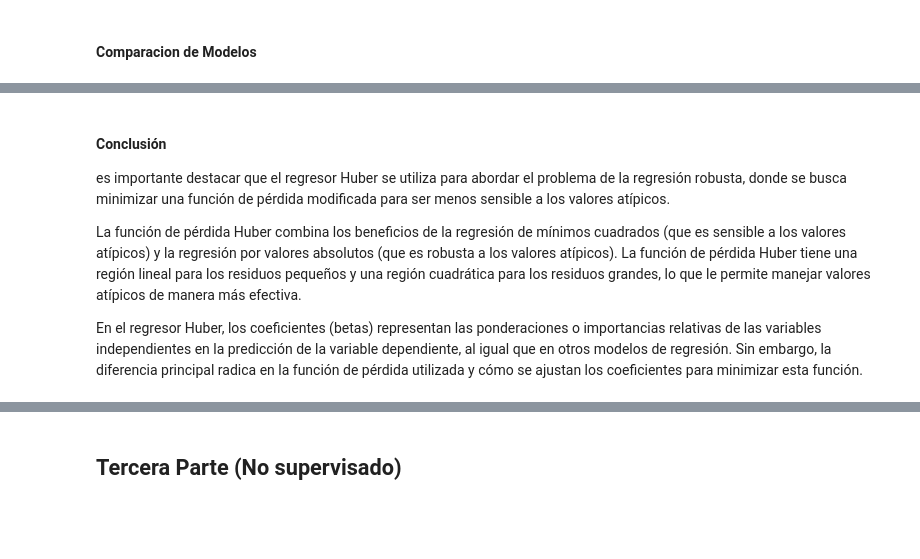
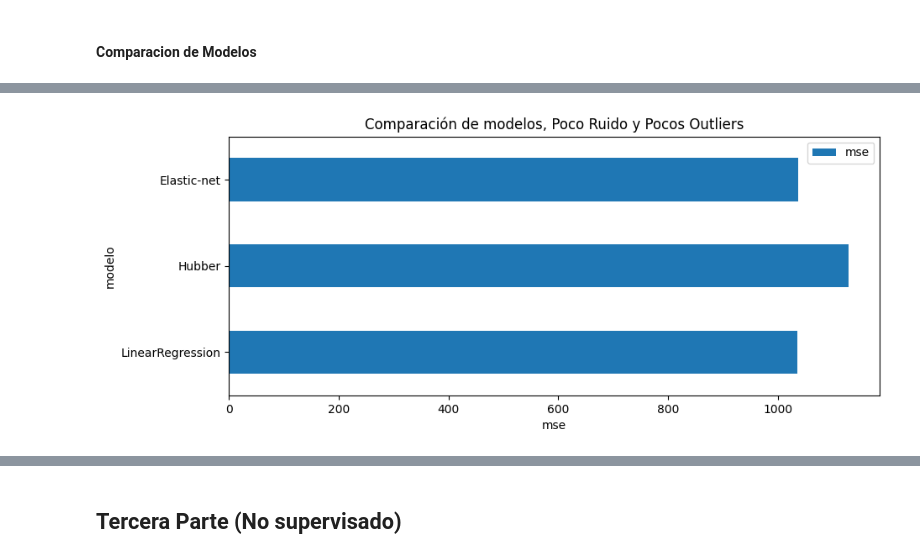
Before and after one commit to LeandroAlbachiaro/intro_ia, a Jupyter notebook: tp_integrador_enunciado/tp_integrador.ipynb, the cells around one changed output, grey strips where cells are left out. Cells and saved outputs as stored; diff of their text form; code cells hidden in the pictures; blank space fills up the shorter version.

```diff
--- a/tp_integrador_enunciado/tp_integrador.ipynb
+++ b/tp_integrador_enunciado/tp_integrador.ipynb
@@ -342,9 +342,11 @@ def imprimir(df1: pd.DataFrame, df2: pd.DataFrame):
     # Mostrar el gráfico
     plt.show()
 # %%
+errores = []
 def calculo_de_errores(y_test, y_pred):
 
     mse = mean_squared_error(y_test, y_pred)
+    errores.append(mse)
     print(f"El error (mse) de test es: {mse}")
 
     rmse_ols = mean_squared_error(
@@ -651,19 +672,13 @@ Beta1 = [43.27434955]
 # %%
-# df_comparacion = pd.DataFrame({
-#                     'modelo': ['LinearRegression', 'Hubber', 'Elastic-net'],
-#                     'mse': [mse_ols, mse_Hubber, mse_elastic]
-#                  })
+df_comparacion = pd.DataFrame({
+                    'modelo': ['LinearRegression', 'Hubber', 'Elastic-net'],
+                    'mse': [errores[0], errores[4], errores[8]]
+                 })
 
-# fig, ax = plt.subplots(figsize=(15, 10))
-# df_comparacion.set_index('modelo').plot(kind='barh', ax=ax)
-# ax.set_xlabel('rmse')
-# ax.set_ylabel('modelo')
-# ax.set_title('Comparación de modelos');
+fig, ax = plt.subplots(figsize=(10, 4))
+df_comparacion.set_index('modelo').plot(kind='barh', ax=ax)
+ax.set_xlabel('mse')
+ax.set_ylabel('modelo')
+ax.set_title('Comparación de modelos, Poco Ruido y Pocos Outliers');
+# %% [output]
+[figure, added]
-# %% [markdown]
-#### Conclusión
-
-es importante destacar que el regresor Huber se utiliza para abordar el problema de la regresión robusta, donde se busca minimizar una función de pérdida modificada para ser menos sensible a los valores atípicos.
-
-La función de pérdida Huber combina los beneficios de la regresión de mínimos cuadrados (que es sensible a los valores atípicos) y la regresión por valores absolutos (que es robusta a los valores atípicos). La función de pérdida Huber tiene una región lineal para los residuos pequeños y una región cuadrática para los residuos grandes, lo que le permite manejar valores atípicos de manera más efectiva.
-
-En el regresor Huber, los coeficientes (betas) representan las ponderaciones o importancias relativas de las variables independientes en la predicción de la variable dependiente, al igual que en otros modelos de regresión. Sin embargo, la diferencia principal radica en la función de pérdida utilizada y cómo se ajustan los coeficientes para minimizar esta función.
```
Also changed, not shown: parts of 36 cells of this notebook, 2 other files.
